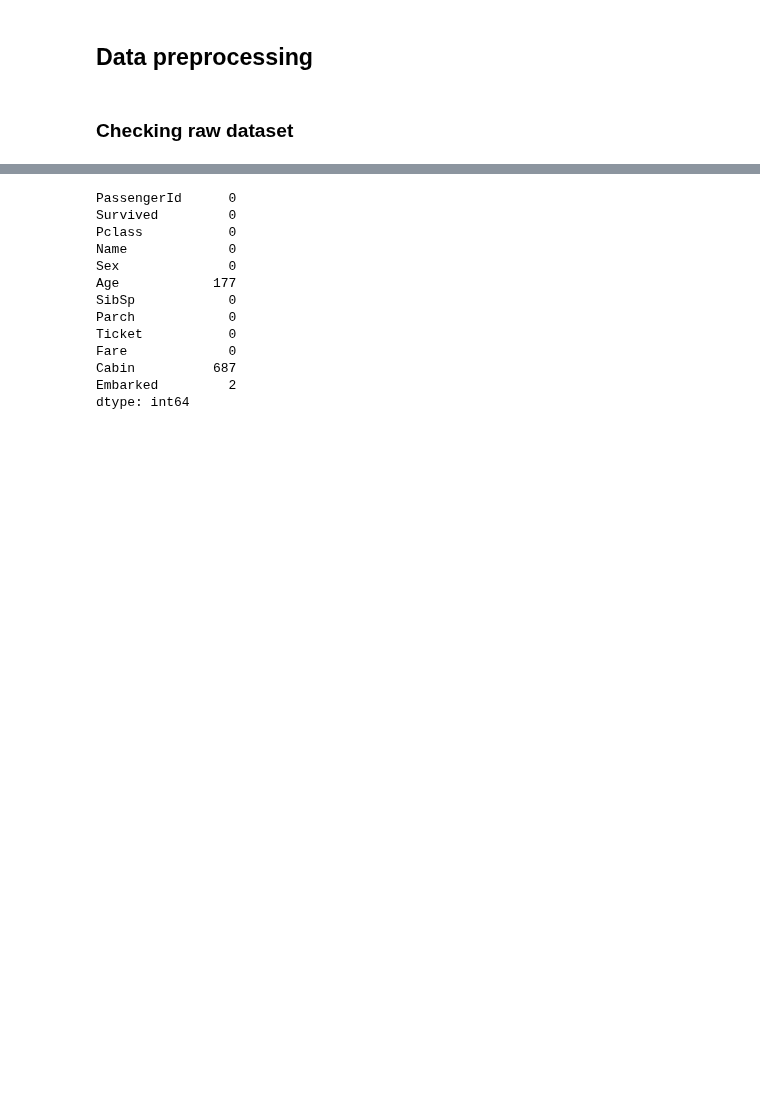
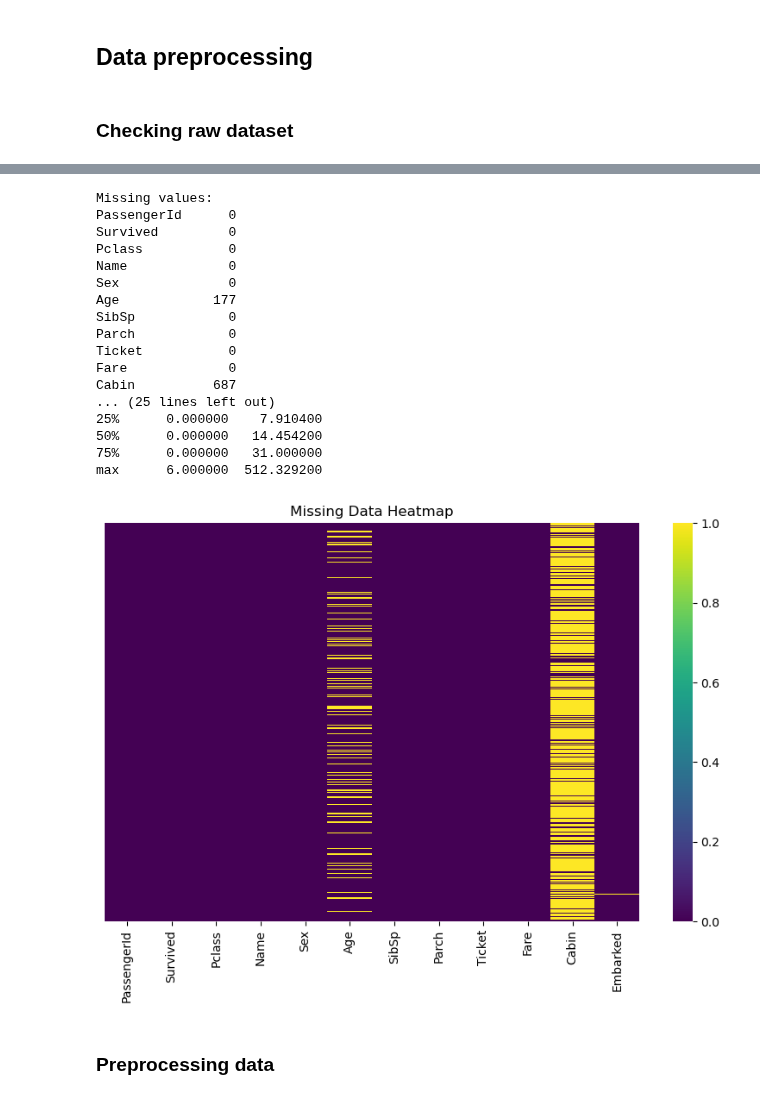
Before and after one commit to khangbkk23/NaturalLanguageProcessing, a Jupyter notebook: LinearModel/2311402_HEX_Lab6_2.ipynb, the cells around one changed output, grey strips where cells are left out. Drawn from its saved outputs; the diff is of its cells as text; code cells hidden in the pictures; blank space fills up the shorter version.

Commit message:
data exploration finish

```diff
--- a/LinearModel/2311402_HEX_Lab6_2.ipynb
+++ b/LinearModel/2311402_HEX_Lab6_2.ipynb
@@ -126,16 +140,36 @@ None
 # %%
+print("\nMissing values:")
 print(df_train.isnull().sum())
+
+print("\nSurvival rate:")
+print(df_train['Survived'].value_counts(normalize=True))
+
+print("\nStatistical summary:")
+print(df_train.describe())
+
+# Visualize missing data
+plt.figure(figsize=(10, 6))
+sns.heatmap(df_train.isnull(), yticklabels=False, cbar=True, cmap='viridis')
+plt.title('Missing Data Heatmap')
+plt.show()
 # %% [output]
+Missing values:
 PassengerId      0
 Survived         0
 Pclass           0
 Name             0
 Sex              0
 Age            177
 SibSp            0
 Parch            0
 Ticket           0
 Fare             0
 Cabin          687
-Embarked         2
-dtype: int64
+... (25 lines left out)
+25%      0.000000    7.910400
+50%      0.000000   14.454200
+75%      0.000000   31.000000
+max      6.000000  512.329200
+[figure, added]
+# %% [markdown]
+### Preprocessing data
```
Also changed, not shown: parts of 2 cells of this notebook.
